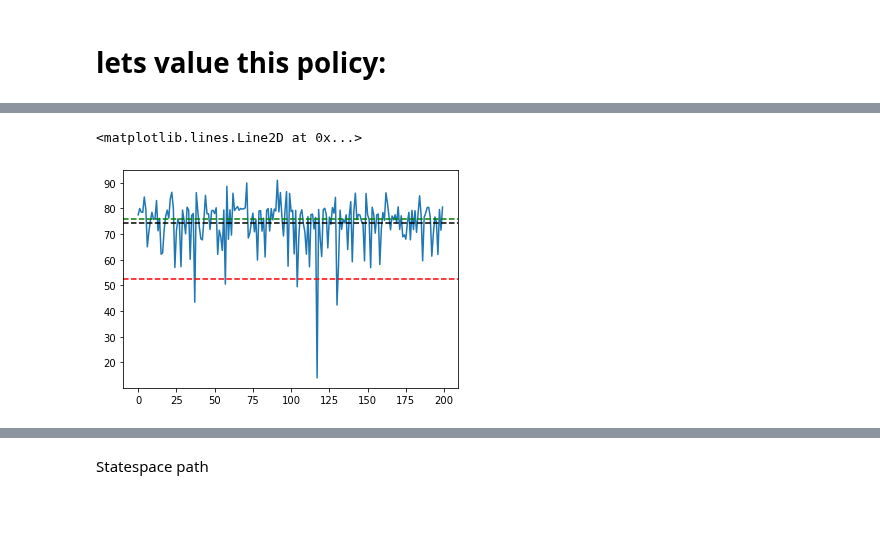
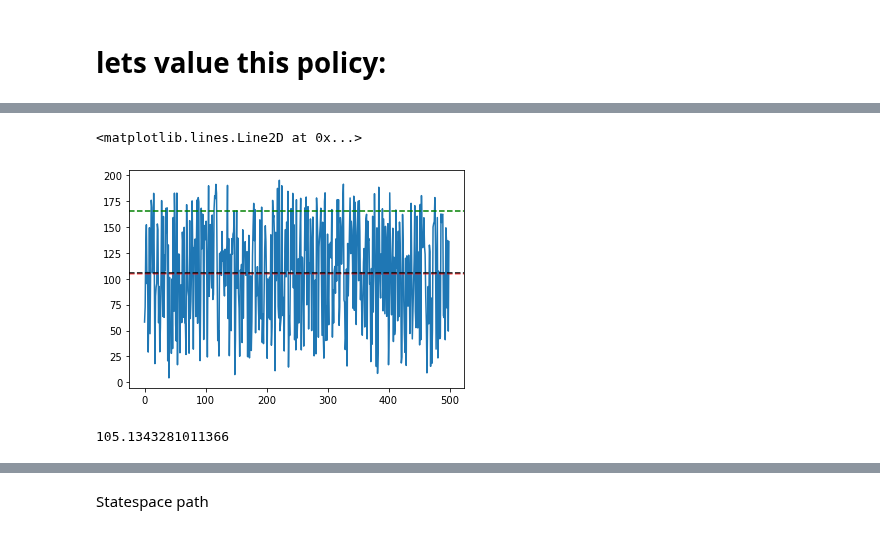
Before and after one commit to majkee15/credit_collections_rl, a Jupyter notebook: learning/notebooks/explore_learned_policies.ipynb, the cells around one changed output, grey strips where cells are left out. Saved outputs shown, nothing was run; the diff lists cells and outputs as text; code cells hidden in the pictures.

Commit message:
Lattice Agent

```diff
--- a/learning/notebooks/explore_learned_policies.ipynb
+++ b/learning/notebooks/explore_learned_policies.ipynb
@@ -237,2 +246,0 @@ array([0.        , 0.00213854, 0.00427708, 0.00641561, 0.00855415,
-# %%
-agent.env.starting_state = np.array([1.0, 40.])
@@ -251,2 +246,0 @@ array([ 1., 40.])
-# %%
-agent.env.current_state = np.array([1.0, 40.])
@@ -265,2 +246,0 @@ array([ 1., 40.])
-# %%
-agent.env.step(0)
@@ -289,5 +247,5 @@ array([  0.11, 100.  ], dtype=float32)
 # %% [markdown]
 # lets value this policy:
 # %%
-rewards = agent.evaluate(200)
+rewards = agent.evaluate(500)
 # %% [output]
@@ -303,6 +261,6 @@ aav = AAV(p)
 
 plt.plot(rewards)
 plt.axhline(np.mean(rewards), color='black', linestyle='--')
-plt.axhline(-aav.u(0.11, 100), color='red', linestyle='--')
-plt.axhline(-aav.u(0.11 + 2, 100) - 2*p.c, color='green', linestyle='--')
+plt.axhline(-aav.u(0.11, MAX_ACCOUNT_BALANCE), color='red', linestyle='--', alpha=0.5)
+plt.axhline(-aav.u(4.5, MAX_ACCOUNT_BALANCE) - 4.5*p.c, color='green', linestyle='--')
 # %% [output]
@@ -310,2 +268,6 @@ plt.axhline(-aav.u(0.11 + 2, 100) - 2*p.c, color='green', linestyle='--')
 <matplotlib.lines.Line2D at 0x...>
-[figure, old version]
+[figure, new version]
+# %%
+np.mean(rewards)
+# %% [output]
+105.1343281011366
```
Also changed, not shown: parts of 45 cells of this notebook, 5 other files.
